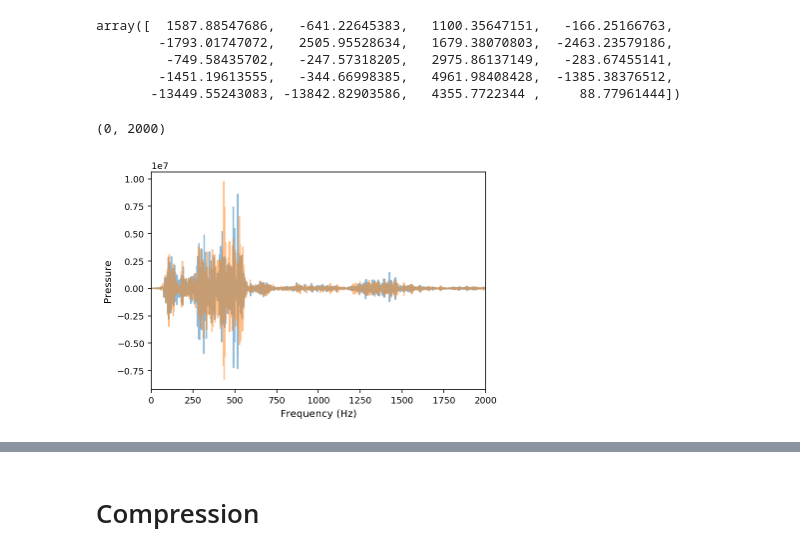
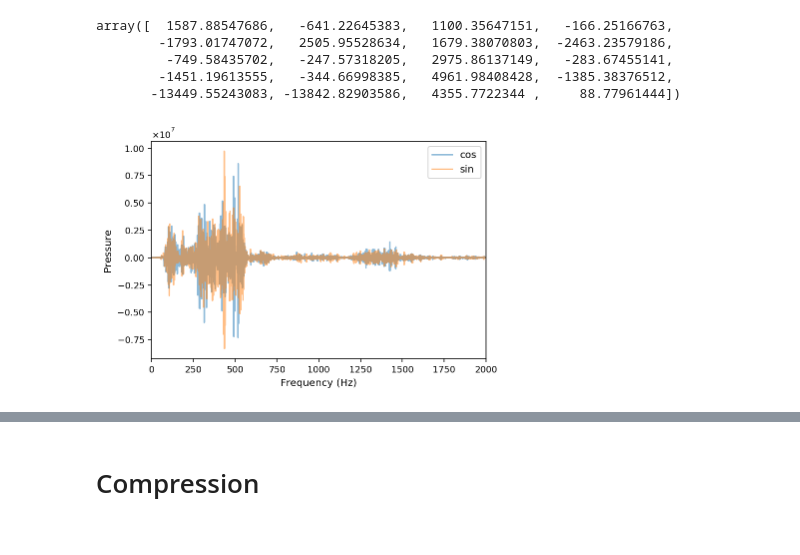
Before and after one commit to badralbanna/FCLChonnatsci, a Jupyter notebook: Fourier transform demos.ipynb, the cells around one changed output, grey strips where cells are left out. Cells and saved outputs as stored; diff of their text form; code cells hidden in the pictures.

```diff
--- a/Fourier transform demos.ipynb
+++ b/Fourier transform demos.ipynb
@@ -61,15 +84,8 @@ array([  1587.88547686,   -641.22645383,   1100.35647151,   -166.25166763,
          -749.58435702,   -247.57318205,   2975.86137149,   -283.67455141,
         -1451.19613555,   -344.66998385,   4961.98408428,  -1385.38376512,
        -13449.55243083, -13842.82903586,   4355.7722344 ,     88.77961444])
-# %%
-fig, ax = plt.subplots()
-f = np.linspace(0.0, s_rate/2.0, N//2)
-ax.plot(f, wav_ft[0:N//2].real, alpha=.5)
-ax.plot(f, wav_ft[0:N//2].imag, alpha=.5)
-ax.set_xlabel("Frequency (Hz)")
-ax.set_ylabel("Pressure")
-ax.set_xlim([0, 2000])
-# %% [output]
-(0, 2000)
-[figure, removed]
+# %%
+plot_F_comp(wav_ft)
+# %% [output]
+[figure, added]
 # %%
```
Also changed, not shown: parts of 94 cells of this notebook, 1 other file.
